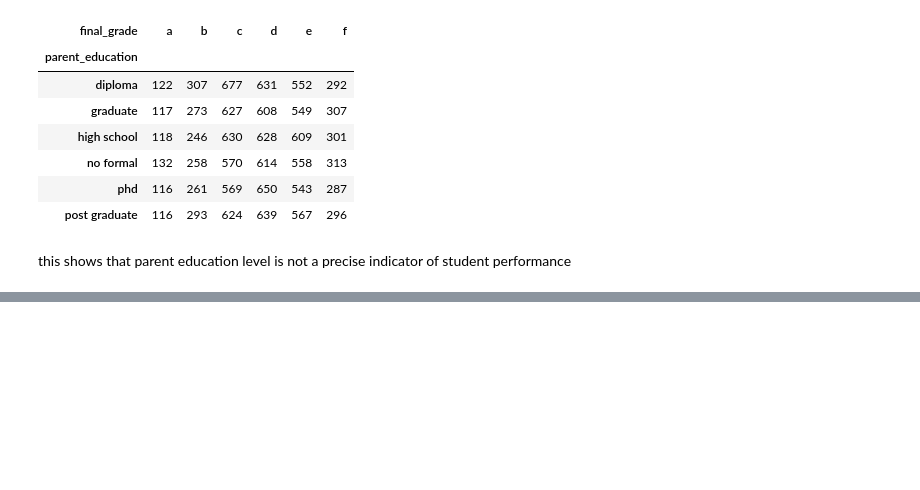
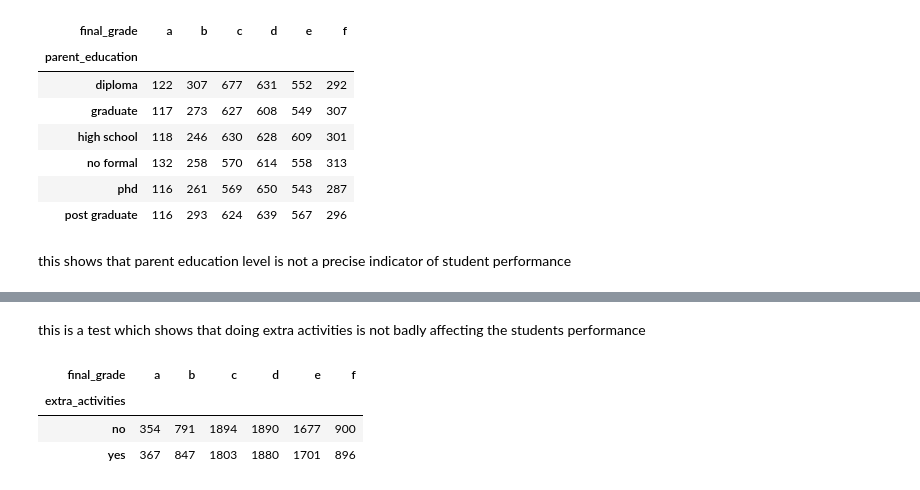
Before and after one commit to iiFouzi/Student-Preformance-Analysis, a Jupyter notebook: code/Student_analysis.ipynb, the cells around one changed output, grey strips where cells are left out. Cells and saved outputs as stored; diff of their text form; code cells hidden in the pictures; blank space fills up the shorter version.

```diff
--- a/code/Student_analysis.ipynb
+++ b/code/Student_analysis.ipynb
@@ -290,0 +302,9 @@ this shows that parent education level is not a precise indicator of student per
+# %% [markdown]
+this is a test which shows that doing extra activities is not badly affecting the students performance
+# %%
+grade_by_extra_activity
+# %% [output]
+| final_grade | a | b | c | d | e | f |
+| extra_activities |  |  |  |  |  |  |
+| no | 354 | 791 | 1894 | 1890 | 1677 | 900 |
+| yes | 367 | 847 | 1803 | 1880 | 1701 | 896 |
```
Also changed, not shown: parts of 5 cells of this notebook.
